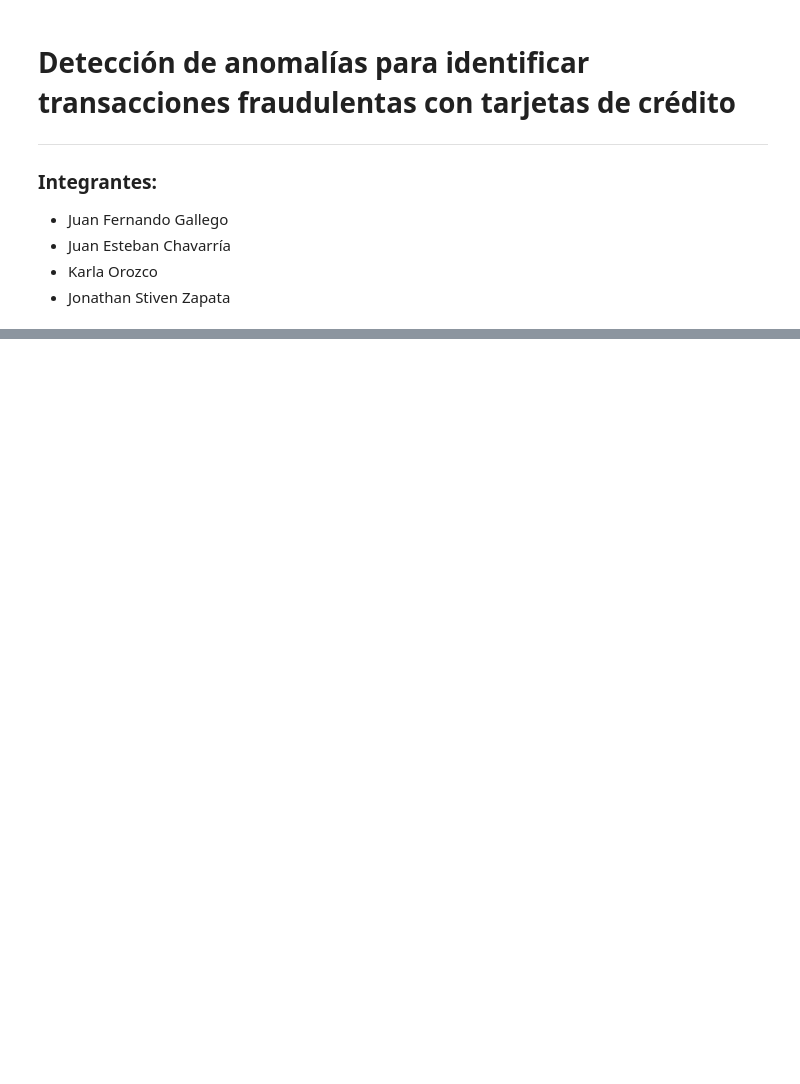
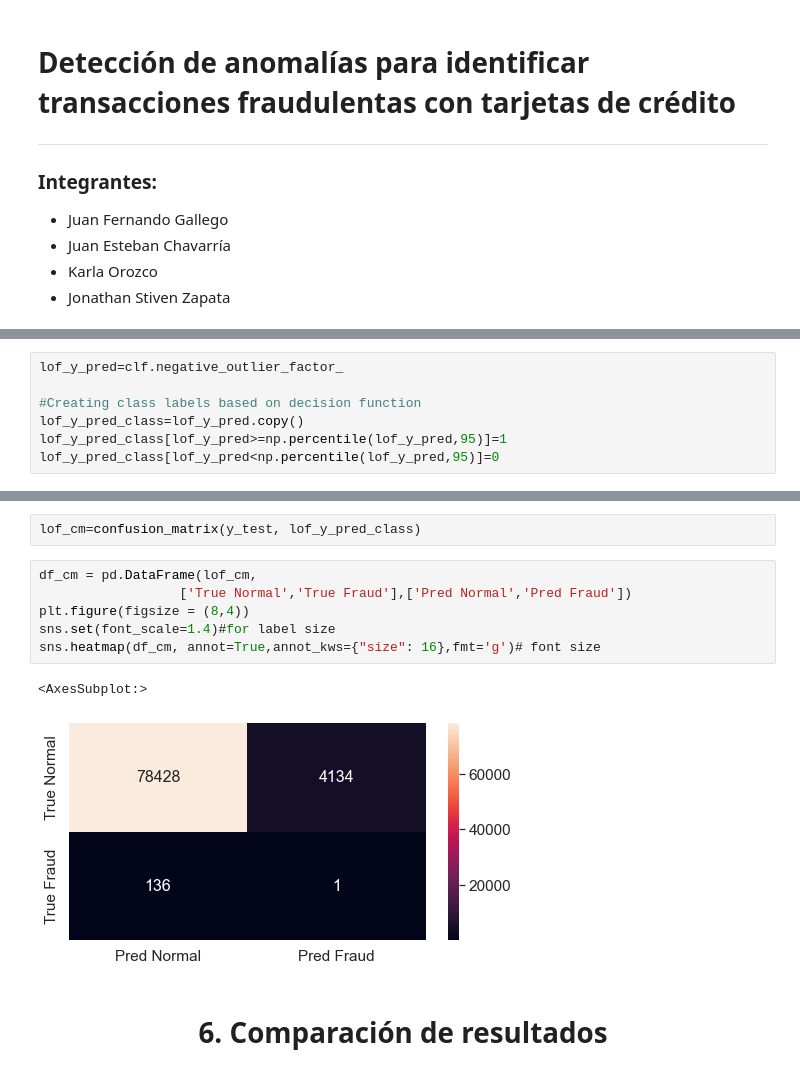
Before and after one commit to jonyzp/master-datos-ml-kjjj, a Jupyter notebook: 2_unsupervised/Notebook.ipynb, the cells around one changed output, grey strips where cells are left out. Saved outputs shown, nothing was run; the diff lists cells and outputs as text; blank space fills up the shorter version.

```diff
--- a/2_unsupervised/Notebook.ipynb
+++ b/2_unsupervised/Notebook.ipynb
@@ -98,0 +332,7 @@ Analysing the Performance
+# %%
+lof_y_pred=clf.negative_outlier_factor_
+
+#Creating class labels based on decision function
+lof_y_pred_class=lof_y_pred.copy()
+lof_y_pred_class[lof_y_pred>=np.percentile(lof_y_pred,95)]=1
+lof_y_pred_class[lof_y_pred<np.percentile(lof_y_pred,95)]=0
@@ -98,0 +347,13 @@ Analysing the Performance
+# %%
+lof_cm=confusion_matrix(y_test, lof_y_pred_class)
+# %%
+df_cm = pd.DataFrame(lof_cm,
+                  ['True Normal','True Fraud'],['Pred Normal','Pred Fraud'])
+plt.figure(figsize = (8,4))
+sns.set(font_scale=1.4)#for label size
+sns.heatmap(df_cm, annot=True,annot_kws={"size": 16},fmt='g')# font size
+# %% [output]
+<AxesSubplot:>
+[figure, added]
+# %% [markdown]
+<h1 style="text-align: center">6. Comparación de resultados</h1><a id = "6" ></a>
```
Also changed, not shown: parts of 66 cells of this notebook.
